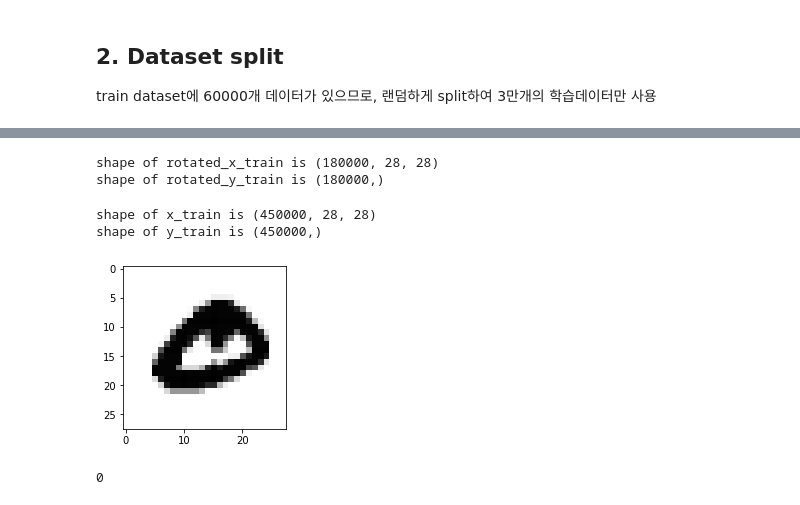
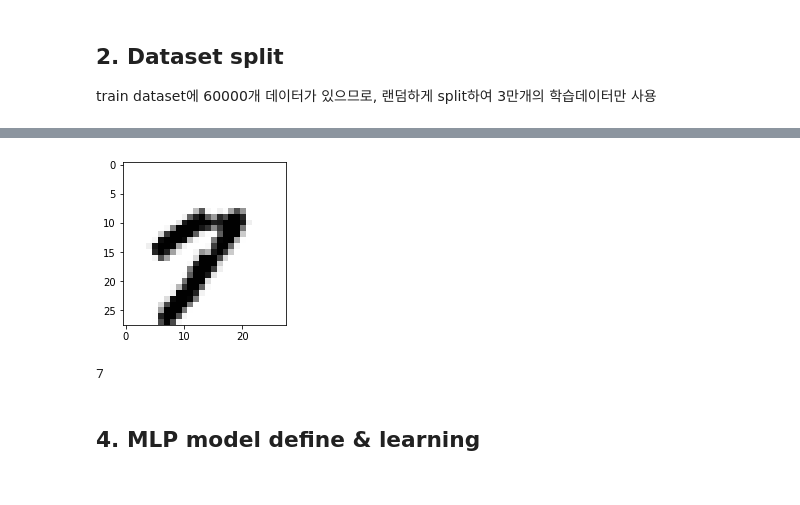
Before and after one commit to lani009/AU_CA, a Jupyter notebook: artificial_intelligence/final_project/N1.ipynb, the cells around one changed output, grey strips where cells are left out. Cells and saved outputs as stored; diff of their text form; code cells hidden in the pictures.

```diff
--- a/artificial_intelligence/final_project/N1.ipynb
+++ b/artificial_intelligence/final_project/N1.ipynb
@@ -39,0 +102,17 @@ shape of y_test is [10000]
+# %%
+x_train = np.append(x_train, shifted_x_train, 0)
+x_train = np.append(x_train, rotated_x_train, 0)
+shifted_x_train = []
+rotated_x_train = []
+
+y_train = np.append(y_train, shifted_y_train, 0)
+y_train = np.append(y_train, rotated_y_train, 0)
+shifted_y_train = []
+rotated_y_train = []
+
+rand_selected = random.sample([x for x in range(0, len(x_train))], len(x_train))
+x_train = x_train[rand_selected]
+y_train = y_train[rand_selected]
+
+print(f"shape of x_train is {np.shape(x_train)}")
+print(f"shape of y_train is {np.shape(y_train)}")
@@ -80,58 +130,13 @@ shape of shifted_y_train is (240000,)
-# %%
-import imutils
-
-x_enhanced = []
-y_enhanced = []
-
-rotating_list = [10, 20, 30]
-
-for rotate_angle in rotating_list:
-    for image, label in zip(x_train, y_train):
-        positive_rotated_image = imutils.rotate(image, rotate_angle)
-        negative_rotated_image = imutils.rotate(image, -rotate_angle)
-        x_enhanced.append(positive_rotated_image)
-        y_enhanced.append(label)
-        x_enhanced.append(negative_rotated_image)
-        y_enhanced.append(label)
-
-rotated_x_train = np.array(x_enhanced)
-rotated_y_train = np.array(y_enhanced)
-
-print(f"shape of rotated_x_train is {np.shape(rotated_x_train)}")
-print(f"shape of rotated_y_train is {np.shape(rotated_y_train)}")
-# %% [output]
-shape of rotated_x_train is (180000, 28, 28)
-shape of rotated_y_train is (180000,)
-# %%
-x_train = np.append(x_train, shifted_x_train, 0)
-x_train = np.append(x_train, rotated_x_train, 0)
-shifted_x_train = []
-rotated_x_train = []
-
-y_train = np.append(y_train, shifted_y_train, 0)
-y_train = np.append(y_train, rotated_y_train, 0)
-shifted_y_train = []
-rotated_y_train = []
-
-rand_selected = random.sample([x for x in range(0, len(x_train))], len(x_train))
-x_train = np.array(x_train)[rand_selected]
-y_train = np.array(y_train)[rand_selected]
-
-print(f"shape of x_train is {np.shape(x_train)}")
-print(f"shape of y_train is {np.shape(y_train)}")
-# %% [output]
-shape of x_train is (450000, 28, 28)
-shape of y_train is (450000,)
 # %%
-sel = random.randint(0, len(x_train))
-
+rand_num = random.randint(0, len(x_train))
 plt.figure(figsize=(3, 3))
-train_img = np.reshape(x_train[sel], [28, 28])
-plt.imshow(train_img, cmap='Greys')
+plt.imshow(x_train[rand_num], cmap='Greys')
 plt.show()
 
-y_train[sel]
+print(y_train[rand_num])
 # %% [output]
-[figure, old version]
+[figure, new version]
-0
+7
+# %% [markdown]
+## 4. MLP model define & learning
 # %%
```
Also changed, not shown: parts of 17 cells of this notebook, 11 other files.
